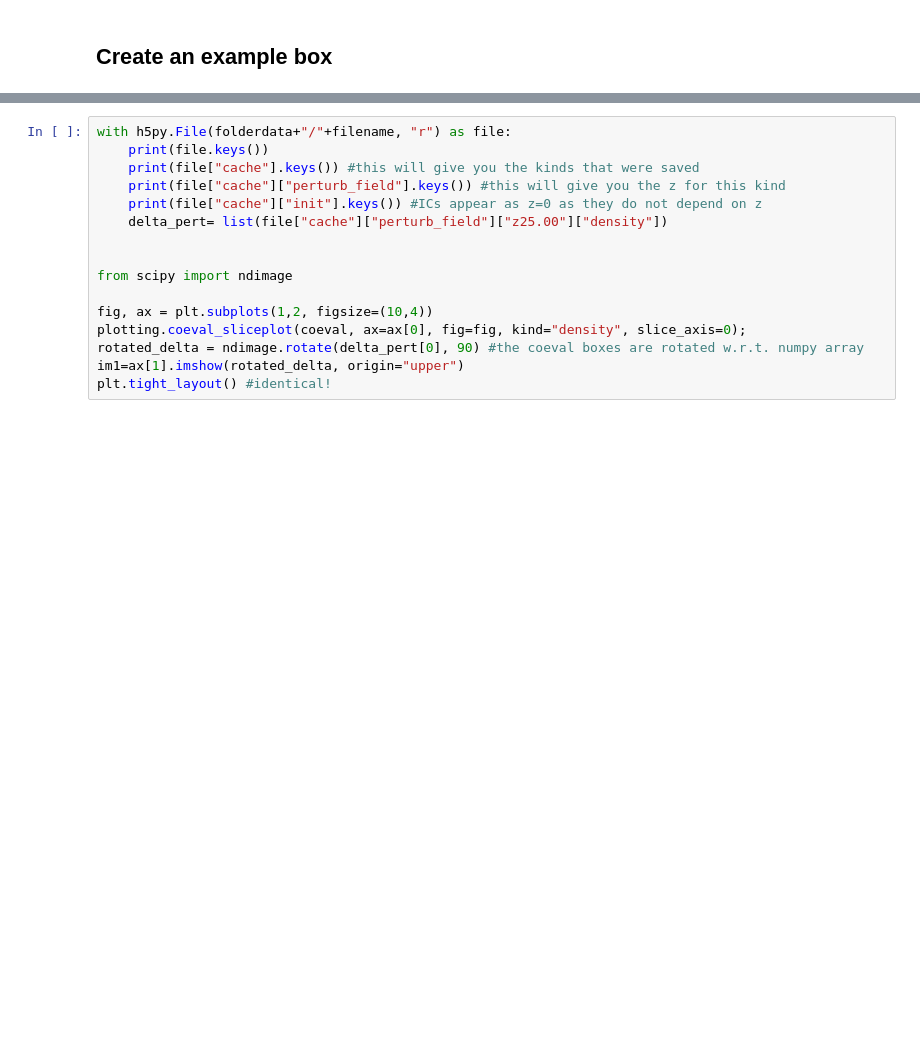
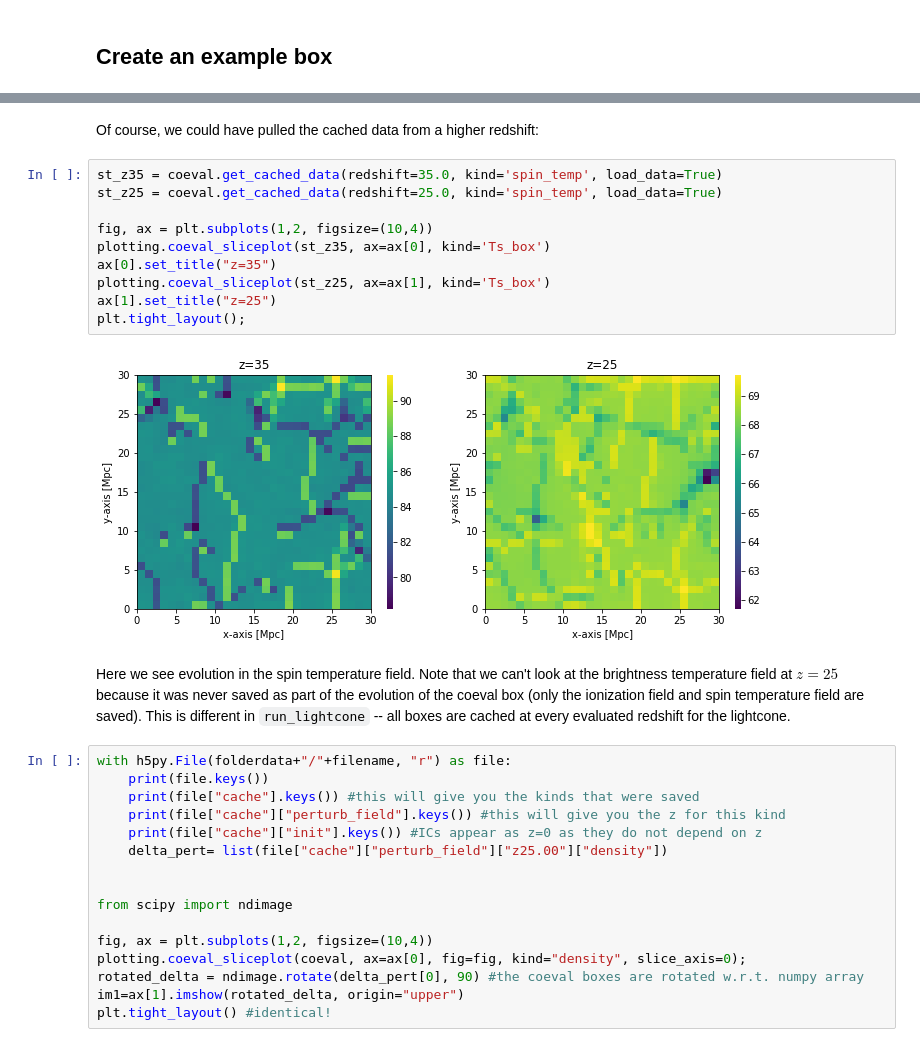
Before and after one commit to 21cmfast/21cmFAST, a Jupyter notebook: docs/tutorials/gather_data.ipynb, the cells around one changed output, grey strips where cells are left out. Drawn from its saved outputs; the diff is of its cells as text; blank space fills up the shorter version.

```diff
--- a/docs/tutorials/gather_data.ipynb
+++ b/docs/tutorials/gather_data.ipynb
@@ -113,3 +87,19 @@ RuntimeError: Unable to create link (name already exists)
+# %% [markdown]
+Of course, we could have pulled the cached data from a higher redshift:
+# %%
+st_z35 = coeval.get_cached_data(redshift=35.0, kind='spin_temp', load_data=True)
+st_z25 = coeval.get_cached_data(redshift=25.0, kind='spin_temp', load_data=True)
+
+fig, ax = plt.subplots(1,2, figsize=(10,4))
+plotting.coeval_sliceplot(st_z35, ax=ax[0], kind='Ts_box')
+ax[0].set_title("z=35")
+plotting.coeval_sliceplot(st_z25, ax=ax[1], kind='Ts_box')
+ax[1].set_title("z=25")
+plt.tight_layout();
+# %% [output]
+[figure, added]
+# %% [markdown]
+Here we see evolution in the spin temperature field. Note that we can't look at the brightness temperature field at $z=25$ because it was never saved as part of the evolution of the coeval box (only the ionization field and spin temperature field are saved). This is different in `run_lightcone` -- all boxes are cached at every evaluated redshift for the lightcone.
 # %%
 with h5py.File(folderdata+"/"+filename, "r") as file:
     print(file.keys())
```
Also changed, not shown: parts of 49 cells of this notebook.
